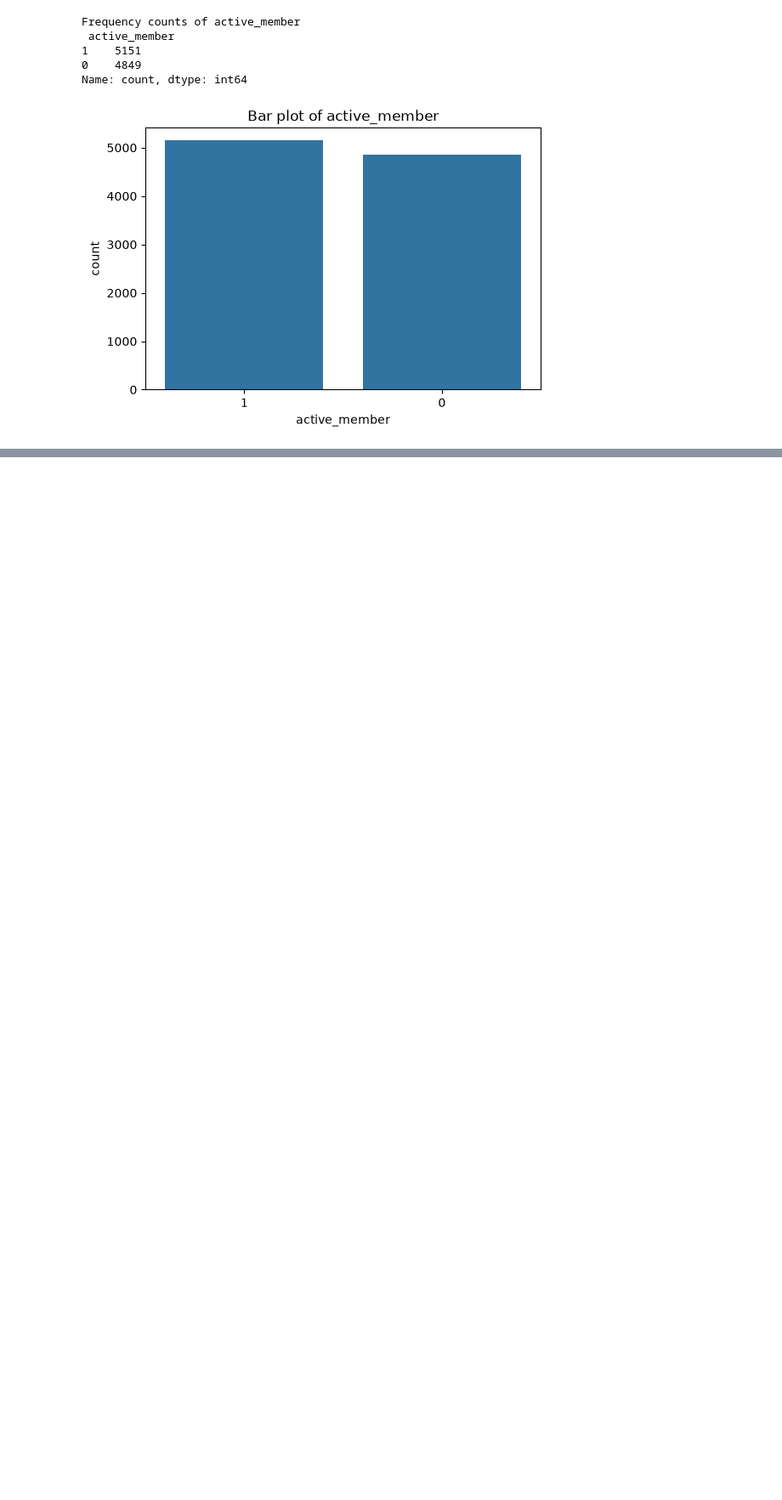
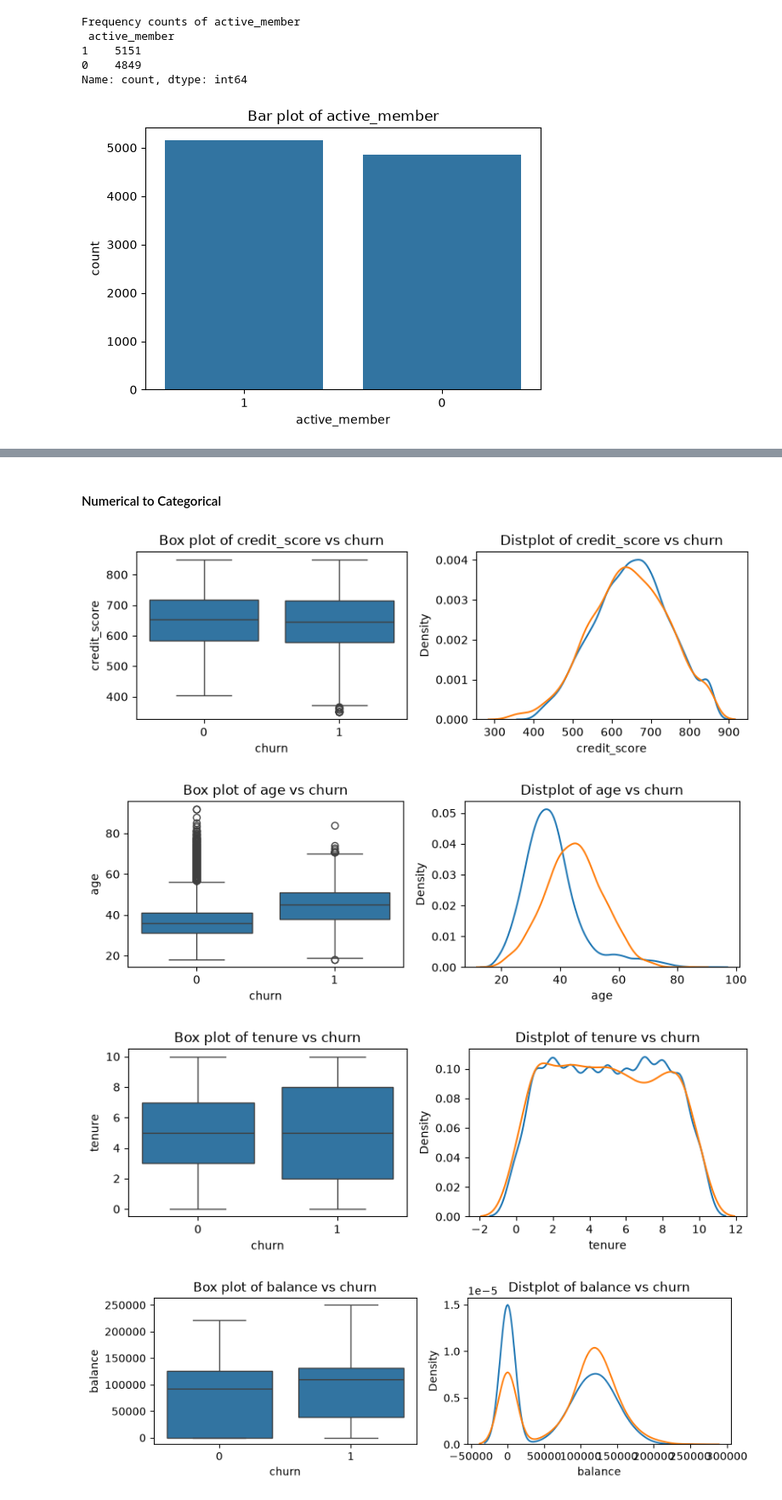
Before and after one commit to virendraksp47/customer-churn-predictor, a Jupyter notebook: notebooks/eda.ipynb, the cells around one changed output, grey strips where cells are left out. Shown at 85% size. Saved outputs shown, nothing was run; the diff lists cells and outputs as text; code cells hidden in the pictures; blank space fills up the shorter version.

```diff
--- a/notebooks/eda.ipynb
+++ b/notebooks/eda.ipynb
@@ -164,0 +166,22 @@ plt.show()
+# %% [markdown]
+#### Numerical to Categorical
+# %%
+for col in num_col:
+    plt.figure(figsize=(25,3))
+
+    plt.subplot(1,6,1)
+    sns.boxplot(x="churn",y=col,data=df)
+    plt.title(f"Box plot of {col} vs churn")
+
+    plt.subplot(1,6,2)
+    sns.distplot(df[df["churn"]==0][col],hist=False)
+    sns.distplot(df[df["churn"]==1][col],hist=False)
+    plt.title(f"Distplot of {col} vs churn")
+
+    plt.tight_layout()
+    plt.show()
+# %% [output]
+[figure, added]
+[figure, added]
+[figure, added]
+[figure, added]
```
Also changed, not shown: parts of 11 cells of this notebook.
